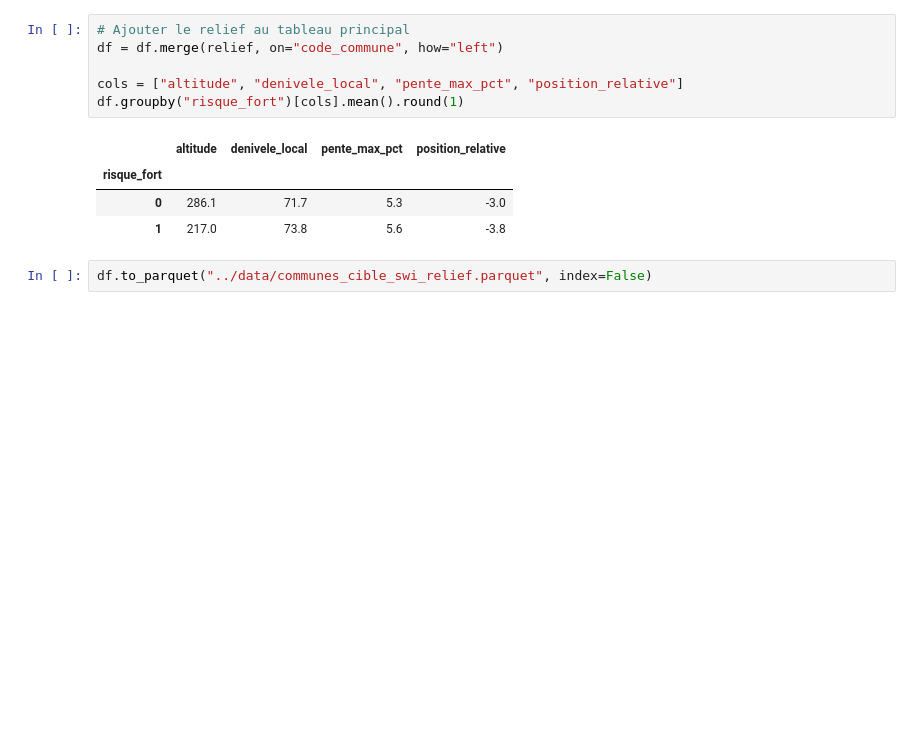
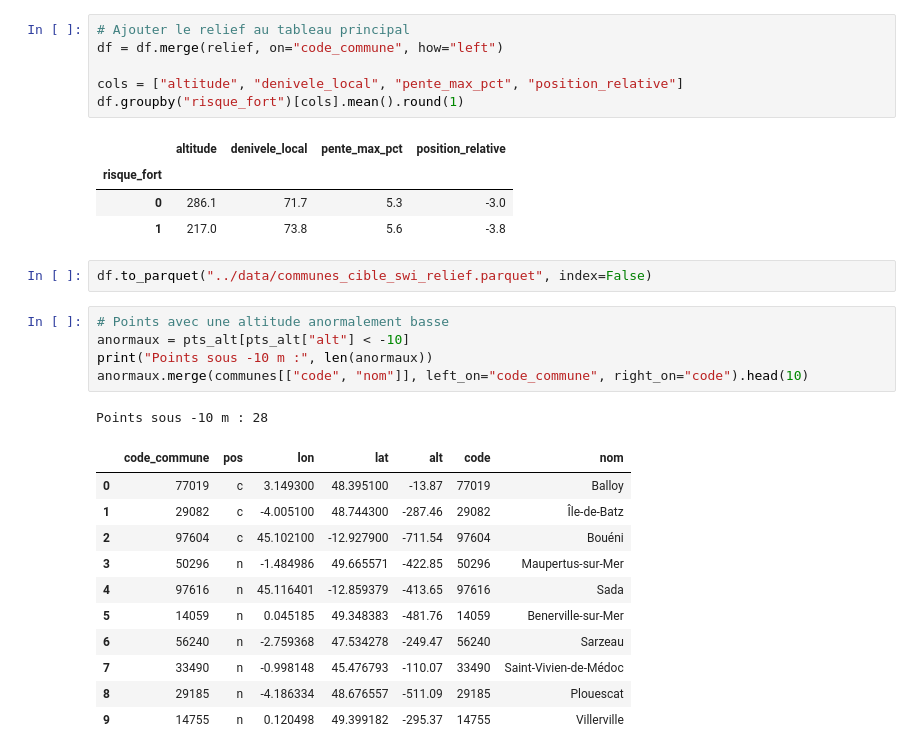
Before and after one commit to Asma-Iam/hydraxai-france, a Jupyter notebook: notebooks/01_exploration_catnat.ipynb, the cells around one changed output. Saved outputs shown, nothing was run; the diff lists cells and outputs as text; blank space fills up the shorter version.

```diff
--- a/notebooks/01_exploration_catnat.ipynb
+++ b/notebooks/01_exploration_catnat.ipynb
@@ -494,3 +494,21 @@ df.groupby("risque_fort")[cols].mean().round(1)
 | 1 | 217.0 | 73.8 | 5.6 | -3.8 |
 # %%
 df.to_parquet("../data/communes_cible_swi_relief.parquet", index=False)
+# %%
+# Points avec une altitude anormalement basse
+anormaux = pts_alt[pts_alt["alt"] < -10]
+print("Points sous -10 m :", len(anormaux))
+anormaux.merge(communes[["code", "nom"]], left_on="code_commune", right_on="code").head(10)
+# %% [output]
+Points sous -10 m : 28
+|  | code_commune | pos | lon | lat | alt | code | nom |
+| 0 | 77019 | c | 3.149300 | 48.395100 | -13.87 | 77019 | Balloy |
+| 1 | 29082 | c | -4.005100 | 48.744300 | -287.46 | 29082 | Île-de-Batz |
+| 2 | 97604 | c | 45.102100 | -12.927900 | -711.54 | 97604 | Bouéni |
+| 3 | 50296 | n | -1.484986 | 49.665571 | -422.85 | 50296 | Maupertus-sur-Mer |
+| 4 | 97616 | n | 45.116401 | -12.859379 | -413.65 | 97616 | Sada |
+| 5 | 14059 | n | 0.045185 | 49.348383 | -481.76 | 14059 | Benerville-sur-Mer |
+| 6 | 56240 | n | -2.759368 | 47.534278 | -249.47 | 56240 | Sarzeau |
+| 7 | 33490 | n | -0.998148 | 45.476793 | -110.07 | 33490 | Saint-Vivien-de-Médoc |
+| 8 | 29185 | n | -4.186334 | 48.676557 | -511.09 | 29185 | Plouescat |
+| 9 | 14755 | n | 0.120498 | 49.399182 | -295.37 | 14755 | Villerville |
```
Also changed, not shown: parts of 3 cells of this notebook, 2 other files.
